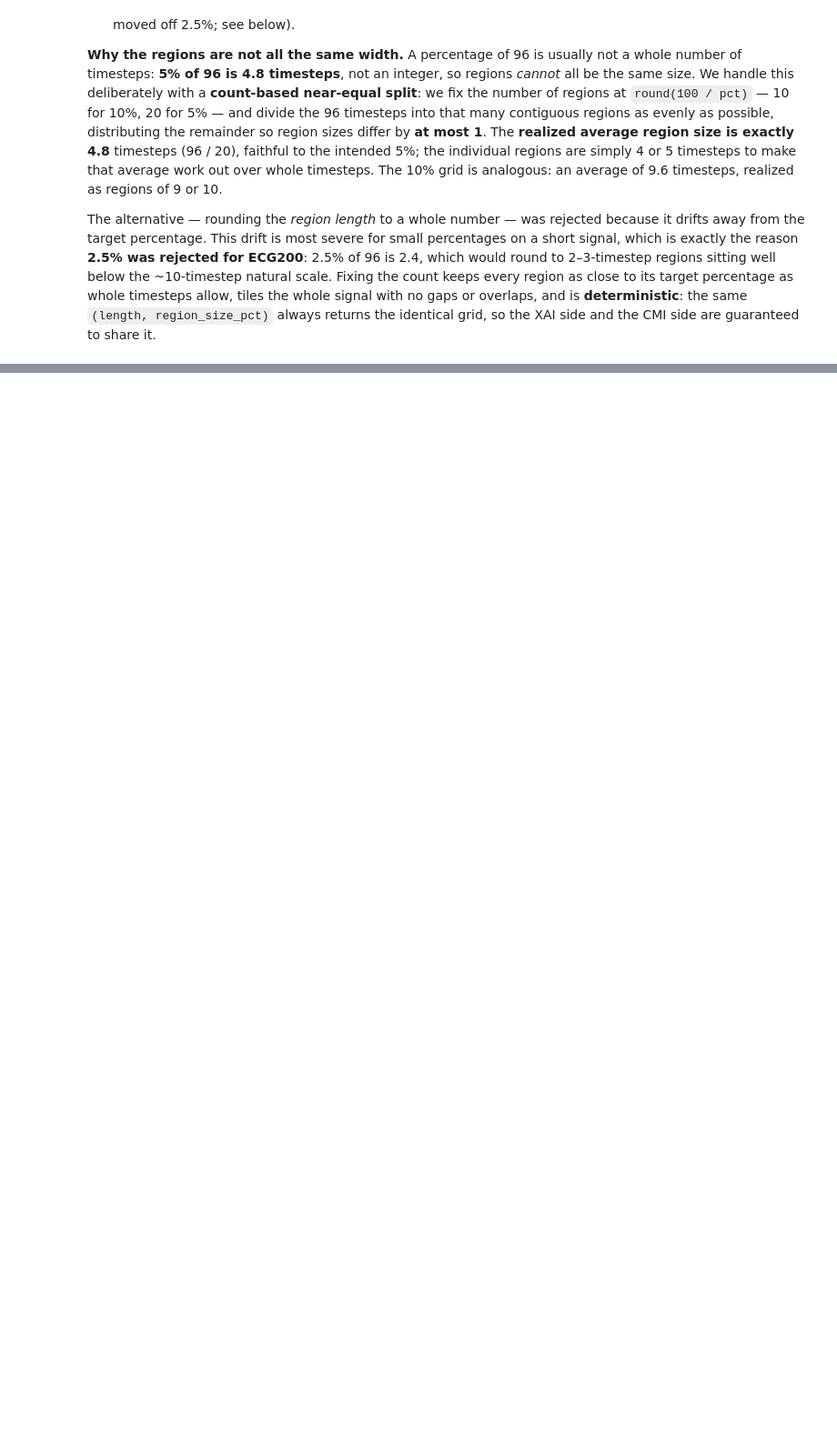
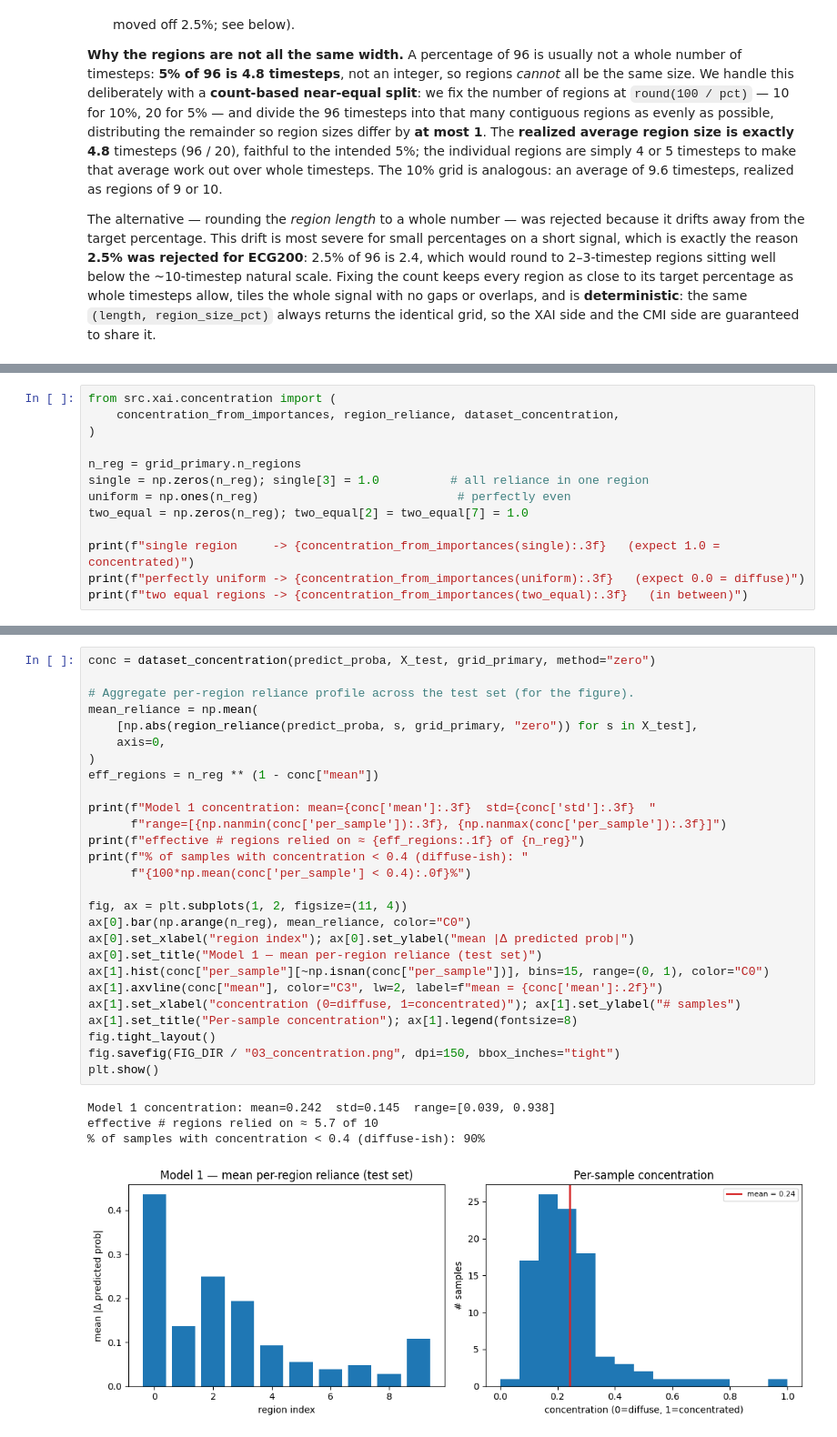
Before and after one commit to lucie-pasquier/xai-time-series-classification, a Jupyter notebook: notebooks/03_faithfulness_harness.ipynb, the cells around one changed output, grey strips where cells are left out. Shown at 91% size. Saved outputs shown, nothing was run; the diff lists cells and outputs as text; blank space fills up the shorter version.

```diff
--- a/notebooks/03_faithfulness_harness.ipynb
+++ b/notebooks/03_faithfulness_harness.ipynb
@@ -148,0 +686,13 @@ guaranteed to share it.
+# %%
+from src.xai.concentration import (
+    concentration_from_importances, region_reliance, dataset_concentration,
+)
+
+n_reg = grid_primary.n_regions
+single = np.zeros(n_reg); single[3] = 1.0          # all reliance in one region
+uniform = np.ones(n_reg)                            # perfectly even
+two_equal = np.zeros(n_reg); two_equal[2] = two_equal[7] = 1.0
+
+print(f"single region     -> {concentration_from_importances(single):.3f}   (expect 1.0 = concentrated)")
+print(f"perfectly uniform -> {concentration_from_importances(uniform):.3f}   (expect 0.0 = diffuse)")
+print(f"two equal regions -> {concentration_from_importances(two_equal):.3f}   (in between)")
@@ -148,0 +716,32 @@ guaranteed to share it.
+# %%
+conc = dataset_concentration(predict_proba, X_test, grid_primary, method="zero")
+
+# Aggregate per-region reliance profile across the test set (for the figure).
+mean_reliance = np.mean(
+    [np.abs(region_reliance(predict_proba, s, grid_primary, "zero")) for s in X_test],
+    axis=0,
+)
+eff_regions = n_reg ** (1 - conc["mean"])
+
+print(f"Model 1 concentration: mean={conc['mean']:.3f}  std={conc['std']:.3f}  "
+      f"range=[{np.nanmin(conc['per_sample']):.3f}, {np.nanmax(conc['per_sample']):.3f}]")
+print(f"effective # regions relied on ≈ {eff_regions:.1f} of {n_reg}")
+print(f"% of samples with concentration < 0.4 (diffuse-ish): "
+      f"{100*np.mean(conc['per_sample'] < 0.4):.0f}%")
+
+fig, ax = plt.subplots(1, 2, figsize=(11, 4))
+ax[0].bar(np.arange(n_reg), mean_reliance, color="C0")
+ax[0].set_xlabel("region index"); ax[0].set_ylabel("mean |Δ predicted prob|")
+ax[0].set_title("Model 1 — mean per-region reliance (test set)")
+ax[1].hist(conc["per_sample"][~np.isnan(conc["per_sample"])], bins=15, range=(0, 1), color="C0")
+ax[1].axvline(conc["mean"], color="C3", lw=2, label=f"mean = {conc['mean']:.2f}")
+ax[1].set_xlabel("concentration (0=diffuse, 1=concentrated)"); ax[1].set_ylabel("# samples")
+ax[1].set_title("Per-sample concentration"); ax[1].legend(fontsize=8)
+fig.tight_layout()
+fig.savefig(FIG_DIR / "03_concentration.png", dpi=150, bbox_inches="tight")
+plt.show()
+# %% [output]
+Model 1 concentration: mean=0.242  std=0.145  range=[0.039, 0.938]
+effective # regions relied on ≈ 5.7 of 10
+% of samples with concentration < 0.4 (diffuse-ish): 90%
+[figure, added]
```
Also changed, not shown: parts of 44 cells of this notebook, 15 other files.
